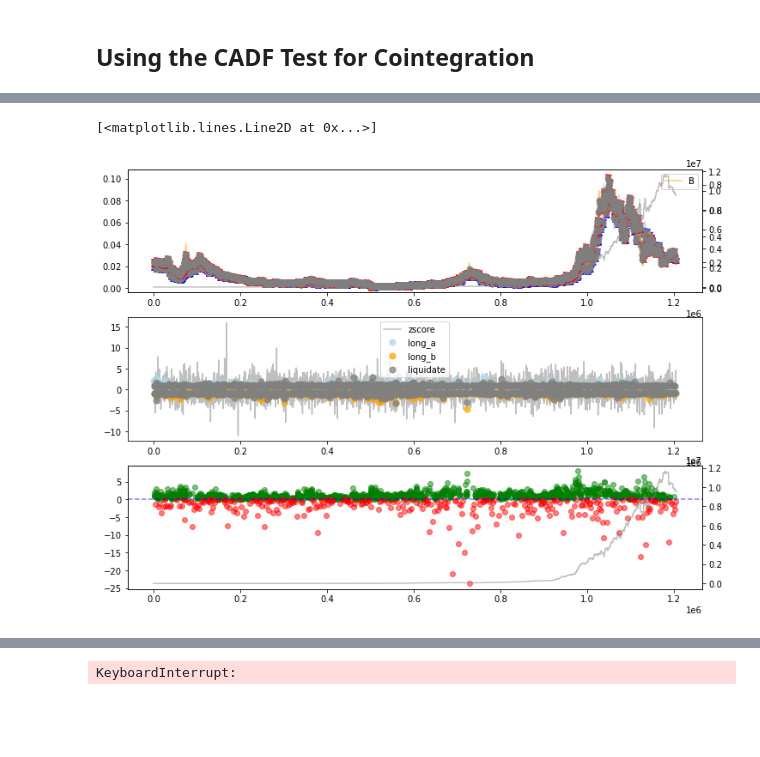
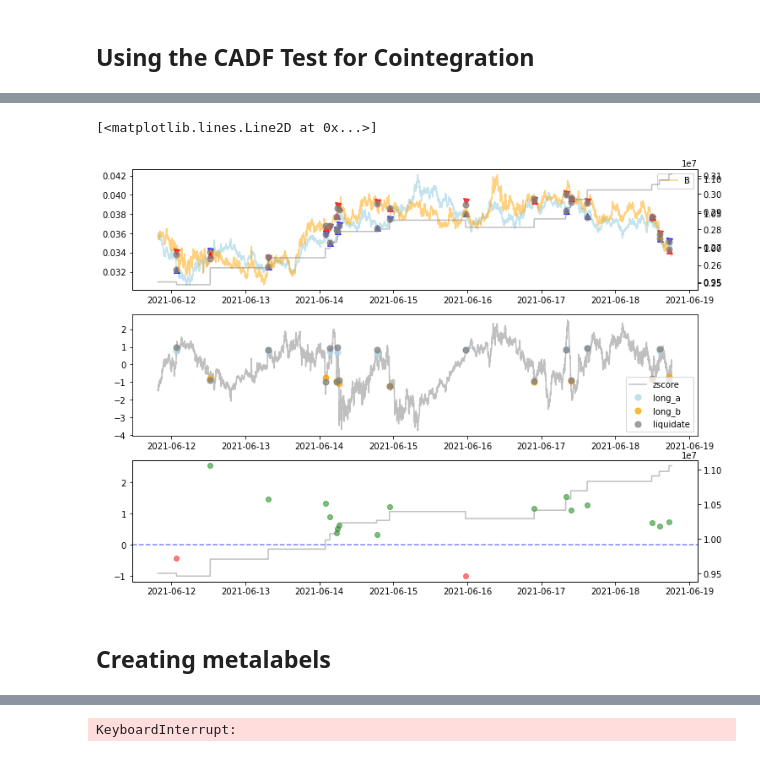
Before and after one commit to sunnymnie/bitcoin-printer, a Jupyter notebook: 3-labelling/2-kalman-filter.ipynb, the cells around one changed output, grey strips where cells are left out. Drawn from its saved outputs; the diff is of its cells as text; code cells hidden in the pictures; blank space fills up the shorter version.

```diff
--- a/3-labelling/2-kalman-filter.ipynb
+++ b/3-labelling/2-kalman-filter.ipynb
@@ -143,9 +121,6 @@ spread.index = (range(len(spread)))
 # %%
 # Buy  random value between high and low, now correct LONG A or B
 total = 100.
-fee = 0.003       #Set double normal rate
-thres = .6        #2
-sell_thres = .8   # 0, in range [0, ...) for more travel
 cusum = []
 price_a = None
 price_b = None
@@ -187,9 +162,6 @@ for i in range(spread.shape[0]):
 # %%
 # Buy liquidate after 1 days no matter what
 total = 100.
-fee = 0.002       #Set double normal rate
-thres = 1.        #2
-sell_thres = 1.   # 0, in range [0, ...) for more travel
 cusum = []
 price_a = None
 price_b = None
@@ -287,10 +255,8 @@ for i in range(spread.shape[0]):
         liquidate.append(spread.index[i])
     cusum.append(total)
 # %%
+# REVERSE!
 total = 100.
-fee = 0.003       #Set double normal rate
-thres = 1         #2
-sell_thres = 1   # 0, in range [0, ...) for more travel
 cusum = []
 price_a = None
 price_b = None
@@ -299,27 +265,33 @@ long_a = []
 long_b = []
 liquidate = []
 test = []
-mr = -1           #or 1 for not mean reversion
+trades = 0
 for i in range(spread.shape[0]):
     z = spread.zscore[i]
     if long == None: # Looking to buy
         if z>thres or z<-thres:
-            price_a = [spread.A[i], ((total/2)/spread.A[i])*(1.-fee)]
-            price_b = [spread.B[i], ((total/2)/spread.B[i])*(1.-fee)]
-            if z>thres:
+            trades += 1
+            al, ah, bl, bh = get_a_b(spread.Al[i], spread.A[i], spread.Ah[i], spread.Bl[i], spread.B[i], spread.Bh[i])
+            if z<-thres:
+                price_a = [ah, ((total/2)/ah)*(1.-fee)]
+                price_b = [bl, ((total/2)/bl)*(1.-fee)]
+                long = "A"
+                long_a.append(spread.index[i])
+            elif z>thres:
+                price_a = [al, ((total/2)/al)*(1.-fee)]
+                price_b = [bh, ((total/2)/bh)*(1.-fee)]
                 long = "B"
                 long_b.append(spread.index[i])
-            elif z<-thres:
-                long = "A"
-                long_a.append(spread.index[i])
-    if long == "A" and z>sell_thres: #Liquidate positions
-        total += mr*(spread.A[i] - price_a[0])*price_a[1]-(spread.A[i]*price_a[1]*fee)
-        total += mr*(price_b[0] - spread.B[i])*price_b[1]-(spread.B[i]*price_b[1]*fee)
+    if long == "B" and z<-sell_thres: #Liquidate positions
+        al, ah, bl, bh = get_a_b(spread.Al[i], spread.A[i], spread.Ah[i], spread.Bl[i], spread.B[i], spread.Bh[i])
+        total += (price_a[0] - ah)*price_a[1]-(ah*price_a[1]*fee)
+        total += (bl - price_b[0])*price_b[1]-(bl*price_b[1]*fee)
         price_a, price_b, long = None, None, None
         liquidate.append(spread.index[i])
-    elif long == "B" and z<-sell_thres: #Liquidate positions
-        total += mr*(price_a[0] - spread.A[i])*price_a[1]-(spread.A[i]*price_a[1]*fee)
-        total += mr*(spread.B[i] - price_b[0])*price_b[1]-(spread.B[i]*price_b[1]*fee)
+    elif long == "A" and z>sell_thres: #Liquidate positions
+        al, ah, bl, bh = get_a_b(spread.Al[i], spread.A[i], spread.Ah[i], spread.Bl[i], spread.B[i], spread.Bh[i])
+        total += (al - price_a[0])*price_a[1]-(al*price_a[1]*fee)
+        total += (price_b[0] - bh)*price_b[1]-(bh*price_b[1]*fee)
         price_a, price_b, long = None, None, None
         liquidate.append(spread.index[i])
     cusum.append(total)
@@ -363,7 +317,7 @@ s = pd.Series(s, index=spread.index)
 plot["diffs"] = s[s != 0.]
 
 
-plot = plot[:] #500_000:700_000
+plot = plot[-50000:-40000] #500_000:700_000
 
 fig, (ax, axz, axc) = plt.subplots(3, figsize=(12,9))
 
@@ -383,32 +337,34 @@ ax1.plot(plot.B.reindex(long_b), marker='^', markersize=7,
                      alpha=0.75, color='red', linewidth=0)
 
 ax1.plot(plot.B.reindex(long_a), marker='v', markersize=7,
                      alpha=0.75, color='red', linewidth=0)
 ax.plot(plot.A.reindex(liquidate), marker='o', markersize=7,
                      alpha=0.75, color='gray', linewidth=0)
 ax1.plot(plot.B.reindex(liquidate), marker='o', markersize=7,
                      alpha=0.75, color='gray', linewidth=0)
 ax2 = ax.twinx()
 ax2.plot(plot.cusum, color="gray", alpha=.5)
 ax.legend()
 ax1.legend()
 
 axz.plot(plot.zscore, color="gray", alpha=.5, label="zscore")
 axz.plot(plot.zscore.reindex(long_a), marker='o', markersize=7,
                      alpha=0.75, label='long_a', color='lightblue', linewidth=0)
 axz.plot(plot.zscore.reindex(long_b), marker='o', markersize=7,
                      alpha=0.75, label='long_b', color='orange', linewidth=0)
 axz.plot(plot.zscore.reindex(liquidate), marker='o', markersize=7,
                      alpha=0.75, label='liquidate', color='gray', linewidth=0)
 
 axz.legend()
 
 axc.scatter(plot.index, plot.diffs[plot.diffs > 0].reindex(plot.index)*100/plot.cusum, color="green", alpha=.5)
 axc.scatter(plot.index, plot.diffs[plot.diffs <= 0].reindex(plot.index)*100/plot.cusum, color="red", alpha=.5)
 axc.axhline(0, linestyle="--", color="blue", alpha=.5)
 axc1 = axc.twinx()
 axc1.plot(plot.cusum, color="gray", alpha=.5)
 # %% [output]
 [<matplotlib.lines.Line2D at 0x...>]
-[figure, old version]
+[figure, new version]
+# %% [markdown]
+## Creating metalabels
 # %%
```
Also changed, not shown: parts of 21 cells of this notebook, 8 other files.
